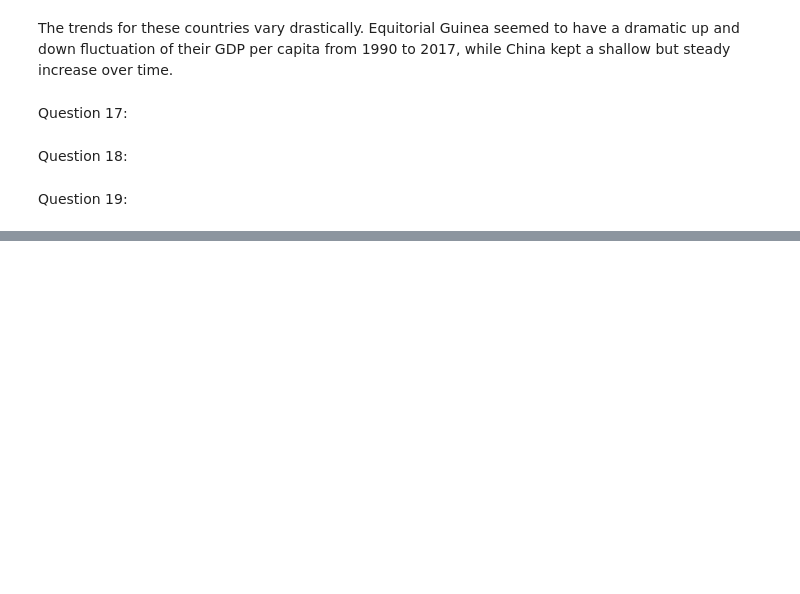
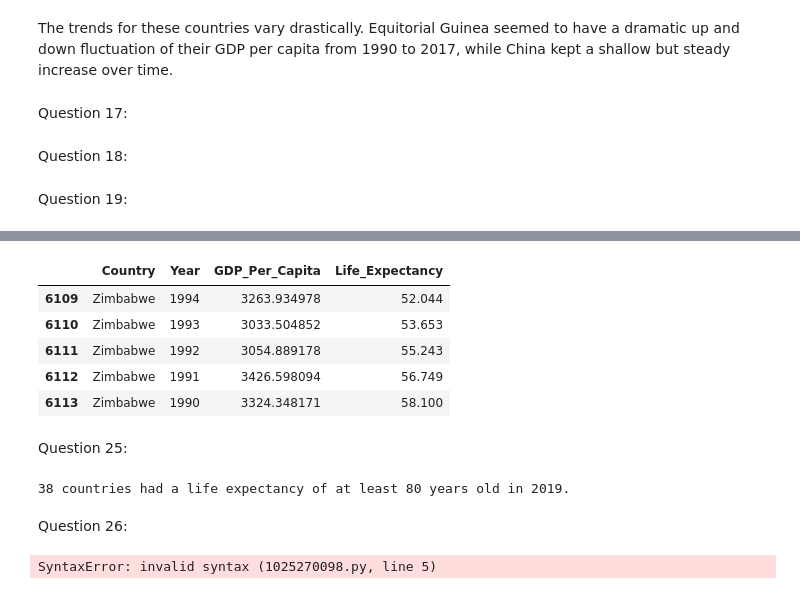
Before and after one commit to nss-data-science-cohort-6/un_data_question-jmayf123, a Jupyter notebook: notebooks/UN_Data_Exploration.ipynb, the cells around one changed output, grey strips where cells are left out. Drawn from its saved outputs; the diff is of its cells as text; code cells hidden in the pictures; blank space fills up the shorter version.

```diff
--- a/notebooks/UN_Data_Exploration.ipynb
+++ b/notebooks/UN_Data_Exploration.ipynb
@@ -234,0 +308,27 @@ Question 19:
+# %%
+gdp_le.tail()
+# %% [output]
+|  | Country | Year | GDP_Per_Capita | Life_Expectancy |
+| 6109 | Zimbabwe | 1994 | 3263.934978 | 52.044 |
+| 6110 | Zimbabwe | 1993 | 3033.504852 | 53.653 |
+| 6111 | Zimbabwe | 1992 | 3054.889178 | 55.243 |
+| 6112 | Zimbabwe | 1991 | 3426.598094 | 56.749 |
+| 6113 | Zimbabwe | 1990 | 3324.348171 | 58.100 |
+# %% [markdown]
+Question 25:
+# %%
+gdp_le_2019 = gdp_le[(gdp_le['Year'] == 2019)]
+
+print(len(gdp_le_2019[gdp_le_2019['Life_Expectancy'] >= 80]), 'countries had a life expectancy of at least 80 years old in 2019.')
+# %% [output]
+38 countries had a life expectancy of at least 80 years old in 2019.
+# %% [markdown]
+Question 26:
+# %%
+top_3_gdp_le_2019 = (gdp_le_2019
+                    .sort_values(by=['GDP_Per_Capita'], ascending=False)
+                    .iloc[:3]
+                    )
+for x in range(0,len())
+# %% [output]
+SyntaxError: invalid syntax (1025270098.py, line 5)
```
Also changed, not shown: parts of 11 cells of this notebook, 1 other file.
